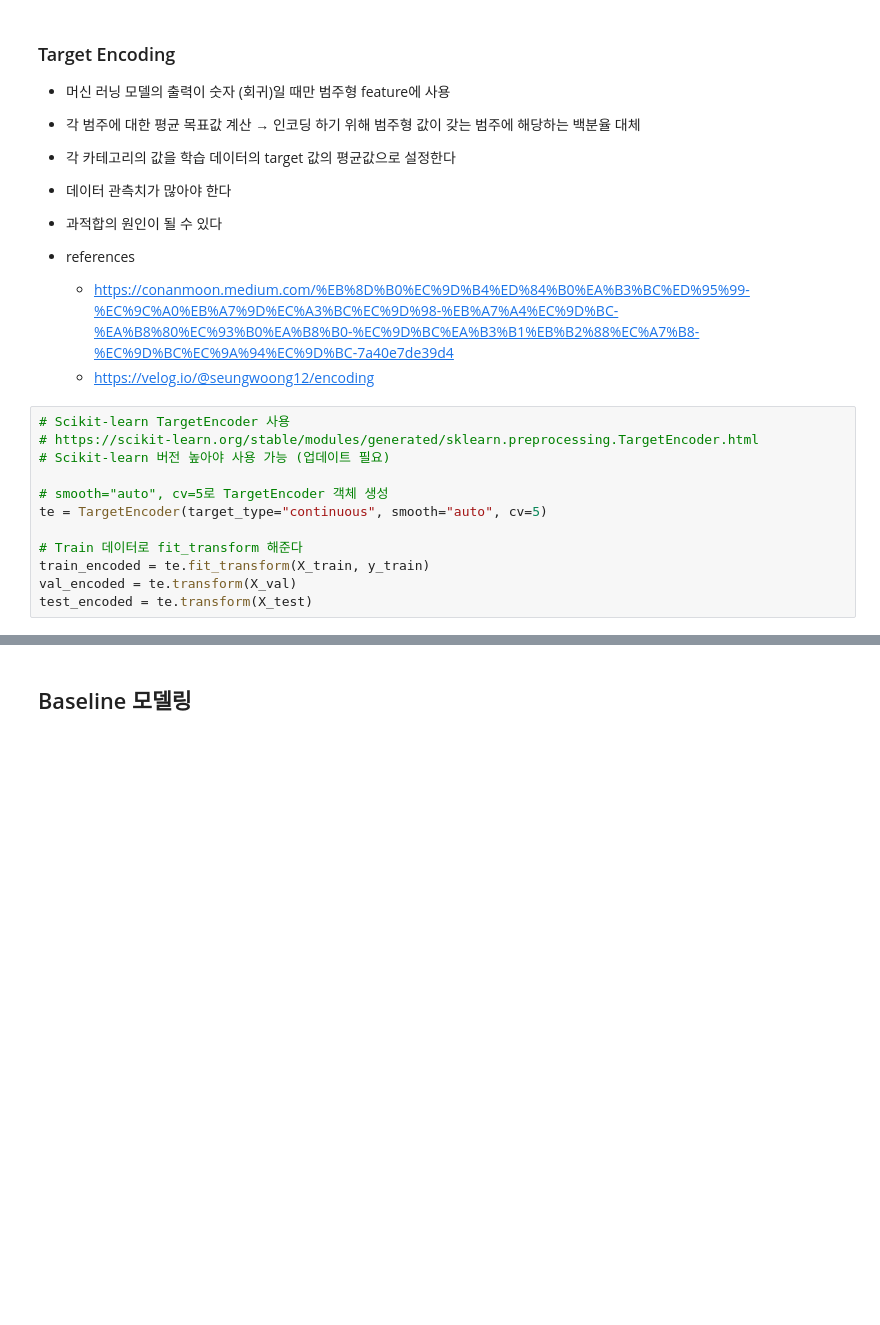
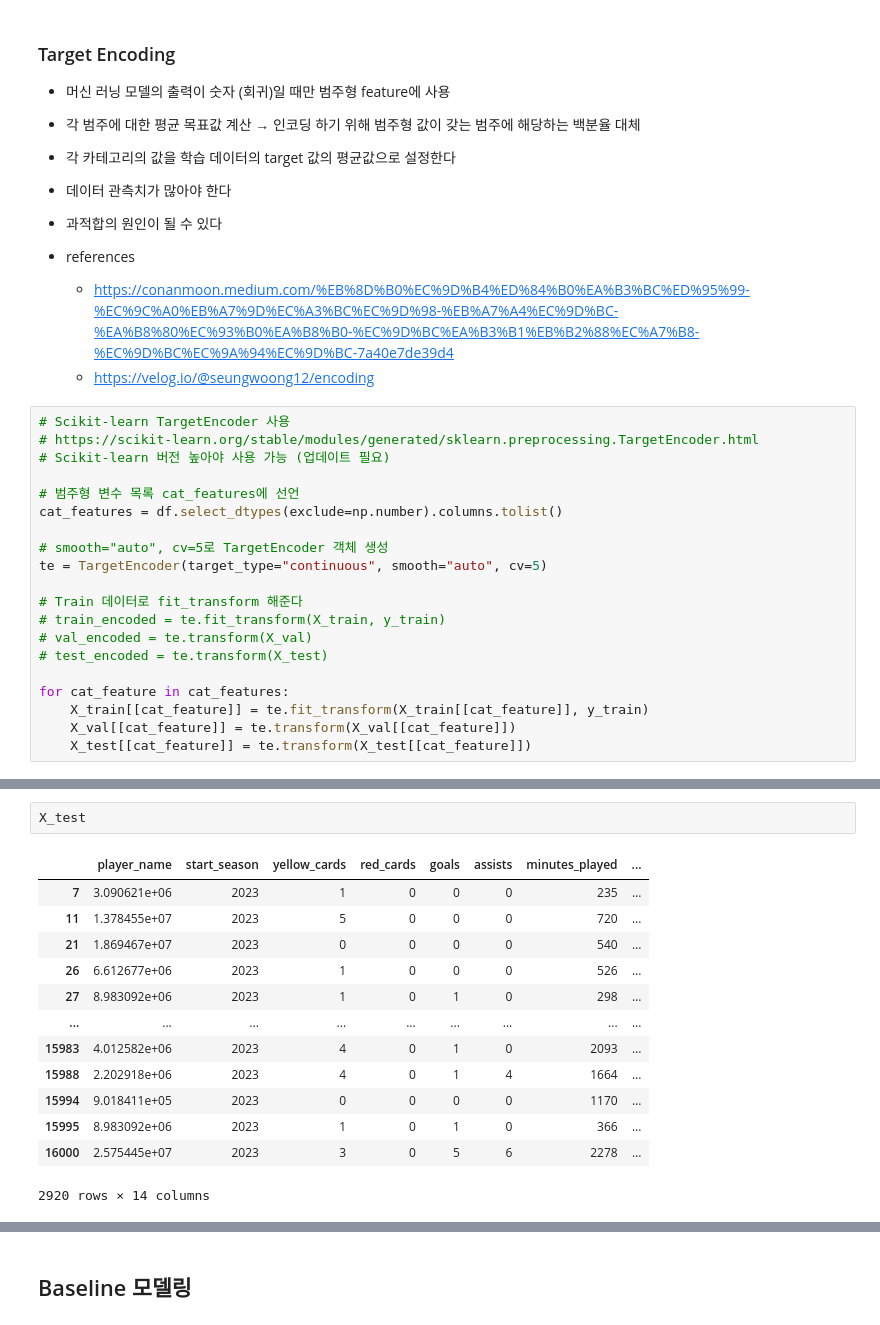
Before and after one commit to wjco/DAStudy-sat, a Jupyter notebook: Tek/football-data-from-transfermarkt/model-football-data-from-transfermarkt.ipynb, the cells around one changed output, grey strips where cells are left out. Saved outputs shown, nothing was run; the diff lists cells and outputs as text; blank space fills up the shorter version.

```diff
--- a/Tek/football-data-from-transfermarkt/model-football-data-from-transfermarkt.ipynb
+++ b/Tek/football-data-from-transfermarkt/model-football-data-from-transfermarkt.ipynb
@@ -143,10 +151,18 @@ X_train.shape, y_train.shape, X_val.shape, y_val.shape, X_test.shape, y_test.sha
 # https://scikit-learn.org/stable/modules/generated/sklearn.preprocessing.TargetEncoder.html
 # Scikit-learn 버전 높아야 사용 가능 (업데이트 필요)
 
+# 범주형 변수 목록 cat_features에 선언
+cat_features = df.select_dtypes(exclude=np.number).columns.tolist()
+
 # smooth="auto", cv=5로 TargetEncoder 객체 생성
 te = TargetEncoder(target_type="continuous", smooth="auto", cv=5)
 
 # Train 데이터로 fit_transform 해준다
-train_encoded = te.fit_transform(X_train, y_train)
-val_encoded = te.transform(X_val)
-test_encoded = te.transform(X_test)
+# train_encoded = te.fit_transform(X_train, y_train)
+# val_encoded = te.transform(X_val)
+# test_encoded = te.transform(X_test)
+
+for cat_feature in cat_features:
+    X_train[[cat_feature]] = te.fit_transform(X_train[[cat_feature]], y_train)
+    X_val[[cat_feature]] = te.transform(X_val[[cat_feature]])
+    X_test[[cat_feature]] = te.transform(X_test[[cat_feature]])
@@ -152,0 +275,16 @@ test_encoded = te.transform(X_test)
+# %%
+X_test
+# %% [output]
+|  | player_name | start_season | yellow_cards | red_cards | goals | assists | minutes_played | ... |
+| 7 | 3.090621e+06 | 2023 | 1 | 0 | 0 | 0 | 235 | ... |
+| 11 | 1.378455e+07 | 2023 | 5 | 0 | 0 | 0 | 720 | ... |
+| 21 | 1.869467e+07 | 2023 | 0 | 0 | 0 | 0 | 540 | ... |
+| 26 | 6.612677e+06 | 2023 | 1 | 0 | 0 | 0 | 526 | ... |
+| 27 | 8.983092e+06 | 2023 | 1 | 0 | 1 | 0 | 298 | ... |
+| ... | ... | ... | ... | ... | ... | ... | ... | ... |
+| 15983 | 4.012582e+06 | 2023 | 4 | 0 | 1 | 0 | 2093 | ... |
+| 15988 | 2.202918e+06 | 2023 | 4 | 0 | 1 | 4 | 1664 | ... |
+| 15994 | 9.018411e+05 | 2023 | 0 | 0 | 0 | 0 | 1170 | ... |
+| 15995 | 8.983092e+06 | 2023 | 1 | 0 | 1 | 0 | 366 | ... |
+| 16000 | 2.575445e+07 | 2023 | 3 | 0 | 5 | 6 | 2278 | ... |
+2920 rows × 14 columns
```
Also changed, not shown: parts of 17 cells of this notebook, 3 other files.
